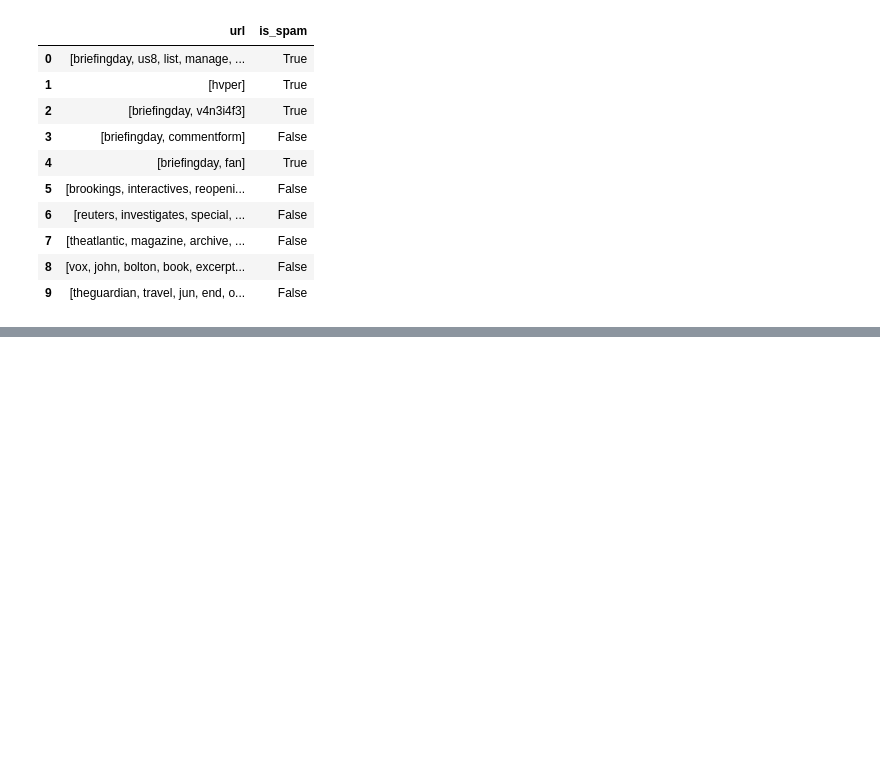
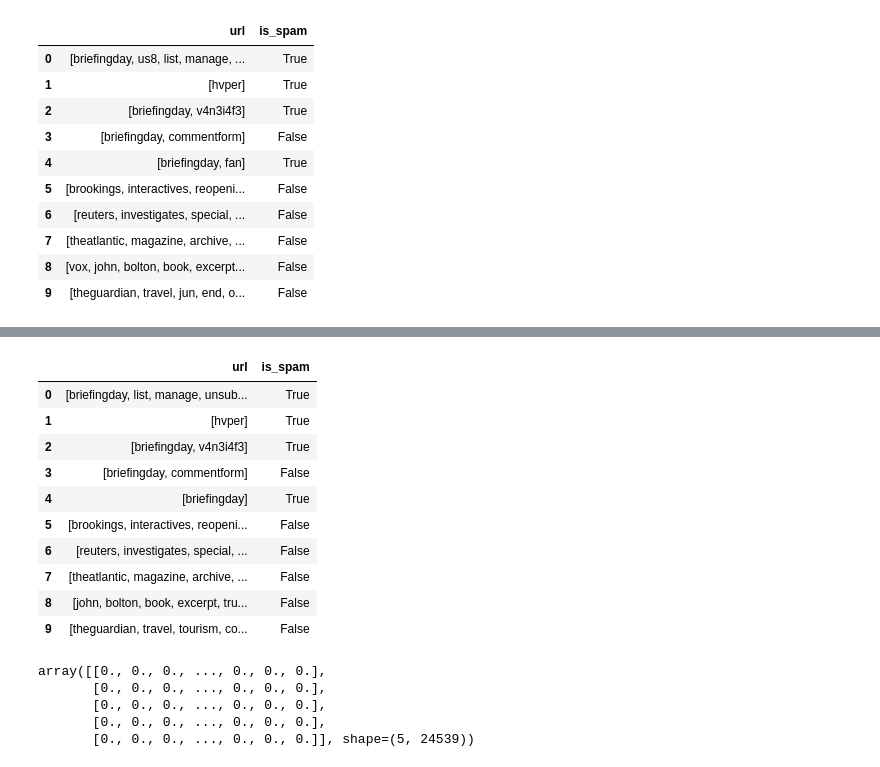
Before and after one commit to 4GeeksAcademy/sergio-roque-nlp, a Jupyter notebook: src/explore.ipynb, the cells around one changed output, grey strips where cells are left out. Drawn from its saved outputs; the diff is of its cells as text; code cells hidden in the pictures; blank space fills up the shorter version.

```diff
--- a/src/explore.ipynb
+++ b/src/explore.ipynb
@@ -129,3 +134,19 @@ df.head(10)
 | 7 | [theatlantic, magazine, archive, ... | False |
 | 8 | [vox, john, bolton, book, excerpt... | False |
 | 9 | [theguardian, travel, jun, end, o... | False |
+# %%
+# instancia lematizador
+download("wordnet")
+lemmatizer = WordNetLemmatizer()
+
+download("stopwords")
+stop_words = stopwords.words("english")
+
+def lemmatize_text(words, lemmatizer = lemmatizer):
+    # lematiza
+    tokens = [lemmatizer.lemmatize(word) for word in words]
+    # saca stop words
+    tokens = [word for word in tokens if word not in stop_words]
+    # se queda con las de largo mayor a
+    tokens = [word for word in tokens if len(word) > 3]
+    return tokens
@@ -131,0 +158,40 @@ df.head(10)
+# %%
+df["url"] = df["url"].apply(lemmatize_text)
+df.head(10)
+# %% [output]
+|  | url | is_spam |
+| 0 | [briefingday, list, manage, unsub... | True |
+| 1 | [hvper] | True |
+| 2 | [briefingday, v4n3i4f3] | True |
+| 3 | [briefingday, commentform] | False |
+| 4 | [briefingday] | True |
+| 5 | [brookings, interactives, reopeni... | False |
+| 6 | [reuters, investigates, special, ... | False |
+| 7 | [theatlantic, magazine, archive, ... | False |
+| 8 | [john, bolton, book, excerpt, tru... | False |
+| 9 | [theguardian, travel, tourism, co... | False |
+# %%
+tokens_list = df["url"]
+tokens_list = [" ".join(tokens) for tokens in tokens_list]
+
+vectorizer = TfidfVectorizer(
+    analyzer="word",          # también podrías probar 'char_wb' o 'char'
+    ngram_range=(1, 3),       # 1 a 3-gramas de palabras: "click", "click here", "click here to"
+    min_df=1,                 # No descartes nada al inicio
+    max_df=0.9,               # Ignora tokens que salen en +90% de los casos (poco informativos)
+    token_pattern=r"(?u)\b\w\w+\b",  # palabras de al menos 2 letras (evita tokens tipo 'a', 'b', etc.)
+    sublinear_tf=True,        # escala tf de forma logarítmica (ayuda en textos cortos)
+    norm='l2',                # normalización típica
+    lowercase=False           # ya preprocesaste tú, no hace falta forzar lowercase aquí
+)
+
+X = vectorizer.fit_transform(tokens_list).toarray()
+y = df["is_spam"]
+
+X[:5]
+# %% [output]
+array([[0., 0., 0., ..., 0., 0., 0.],
+       [0., 0., 0., ..., 0., 0., 0.],
+       [0., 0., 0., ..., 0., 0., 0.],
+       [0., 0., 0., ..., 0., 0., 0.],
+       [0., 0., 0., ..., 0., 0., 0.]], shape=(5, 24539))
```
Also changed, not shown: parts of 16 cells of this notebook, 1 other file.
